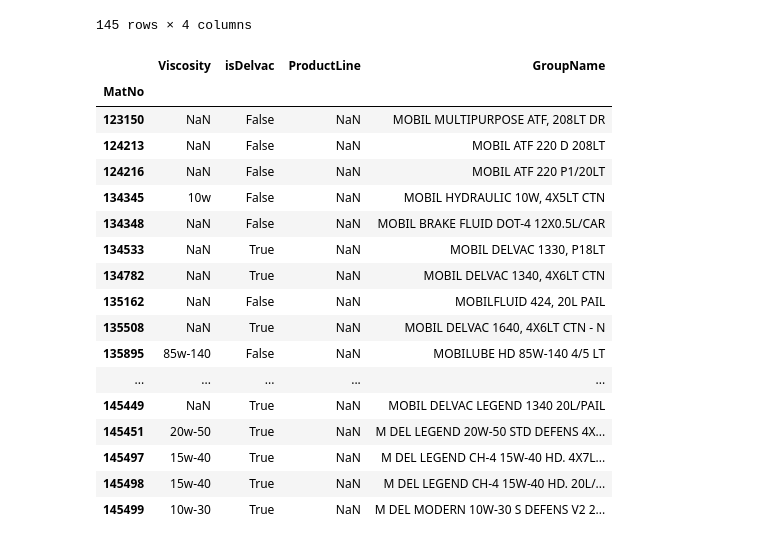
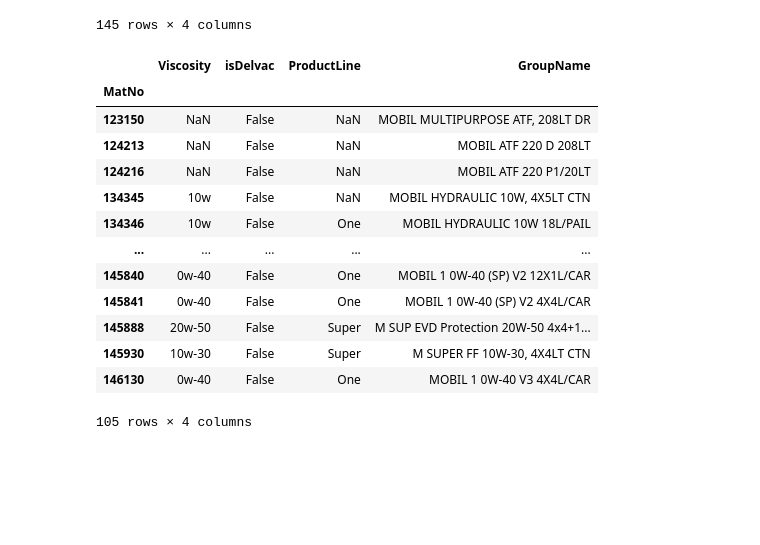
Before and after one commit to RTae/exxon-boothcathon, a Jupyter notebook: analysis/notebook/MER_cleaning.ipynb, the cells around one changed output. Saved outputs shown, nothing was run; the diff lists cells and outputs as text; code cells hidden in the pictures; blank space fills up the shorter version.

```diff
--- a/analysis/notebook/cleaning.ipynb
+++ b/analysis/notebook/MER_cleaning.ipynb
@@ -230,23 +230,19 @@ MaterialTable
 | 146130 | 0w-40 | False | One | MOBIL 1 0W-40 V3 4X4L/CAR |
 145 rows × 4 columns
 # %%
-MaterialTable[MaterialTable["ProductLine"].isna()]
+MaterialTable[MaterialTable["isDelvac"]== False]
 # %% [output]
 |  | Viscosity | isDelvac | ProductLine | GroupName |
 | MatNo |  |  |  |  |
 | 123150 | NaN | False | NaN | MOBIL MULTIPURPOSE ATF, 208LT DR |
 | 124213 | NaN | False | NaN | MOBIL ATF 220 D 208LT |
 | 124216 | NaN | False | NaN | MOBIL ATF 220 P1/20LT |
 | 134345 | 10w | False | NaN | MOBIL HYDRAULIC 10W, 4X5LT CTN |
-| 134348 | NaN | False | NaN | MOBIL BRAKE FLUID DOT-4 12X0.5L/CAR |
-| 134533 | NaN | True | NaN | MOBIL DELVAC 1330, P18LT |
-| 134782 | NaN | True | NaN | MOBIL DELVAC 1340, 4X6LT CTN |
-| 135162 | NaN | False | NaN | MOBILFLUID 424, 20L PAIL |
-| 135508 | NaN | True | NaN | MOBIL DELVAC 1640, 4X6LT CTN - N |
-| 135895 | 85w-140 | False | NaN | MOBILUBE HD 85W-140 4/5 LT |
+| 134346 | 10w | False | One | MOBIL HYDRAULIC 10W 18L/PAIL |
 | ... | ... | ... | ... | ... |
-| 145449 | NaN | True | NaN | MOBIL DELVAC LEGEND 1340 20L/PAIL |
-| 145451 | 20w-50 | True | NaN | M DEL LEGEND 20W-50 STD DEFENS 4X... |
-| 145497 | 15w-40 | True | NaN | M DEL LEGEND CH-4 15W-40 HD. 4X7L... |
-| 145498 | 15w-40 | True | NaN | M DEL LEGEND CH-4 15W-40 HD. 20L/... |
-| 145499 | 10w-30 | True | NaN | M DEL MODERN 10W-30 S DEFENS V2 2... |
+| 145840 | 0w-40 | False | One | MOBIL 1 0W-40 (SP) V2 12X1L/CAR |
+| 145841 | 0w-40 | False | One | MOBIL 1 0W-40 (SP) V2 4X4L/CAR |
+| 145888 | 20w-50 | False | Super | M SUP EVD Protection 20W-50 4x4+1... |
+| 145930 | 10w-30 | False | Super | M SUPER FF 10W-30, 4X4LT CTN |
+| 146130 | 0w-40 | False | One | MOBIL 1 0W-40 V3 4X4L/CAR |
+105 rows × 4 columns
```
Also changed, not shown: parts of 11 cells of this notebook, 1 other file.
